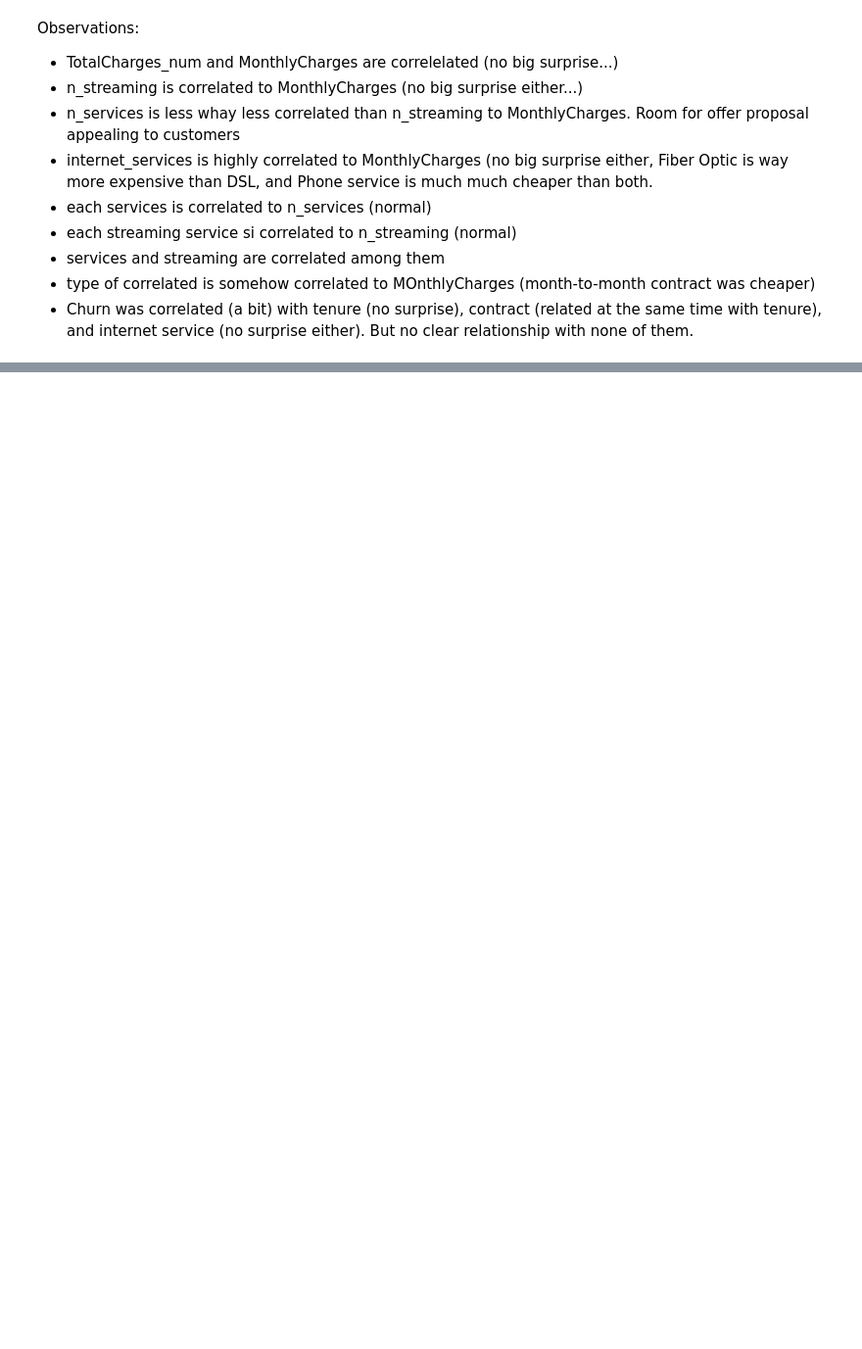
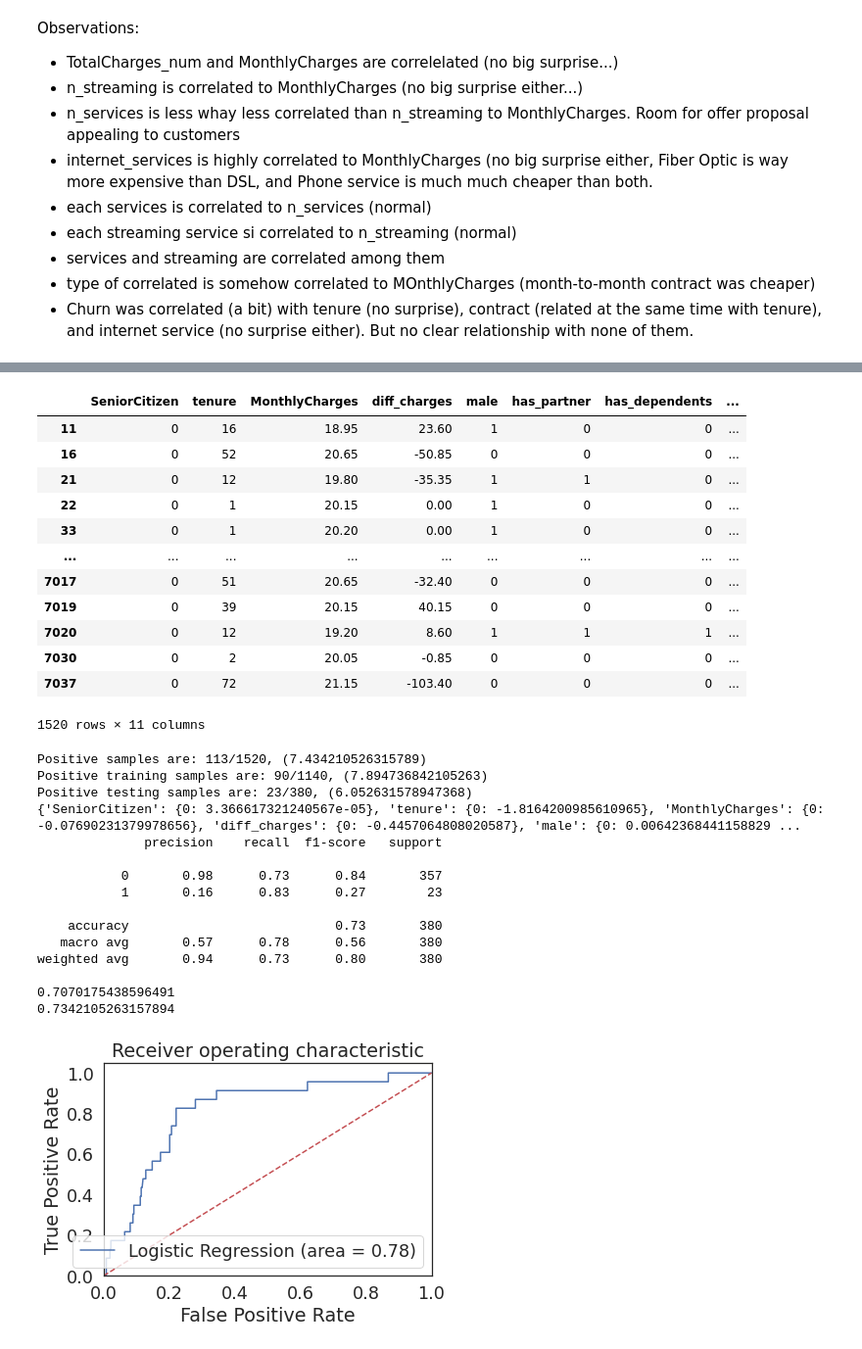
Before and after one commit to arcarrion/churn_prediction, a Jupyter notebook: notebooks/01_exploratory_analysis.ipynb, the cells around one changed output, grey strips where cells are left out. Shown at 98% size. Saved outputs shown, nothing was run; the diff lists cells and outputs as text; code cells hidden in the pictures; blank space fills up the shorter version.

```diff
--- a/notebooks/01_exploratory_analysis.ipynb
+++ b/notebooks/01_exploratory_analysis.ipynb
@@ -1006,0 +1027,77 @@ print(classification_report(y_test, clf.predict(X_train_trans)))
+# %%
+model_data = raw_data.loc[:, ['internet_service', 'SeniorCitizen', 'tenure',
+                              'MonthlyCharges', 'diff_charges', 'male',
+                              'has_partner' ,'has_dependents', 'n_phone_lines',
+                              #'has_multiple_lines',
+                              'contract', 'payment_method',
+                              'paperless_billing', 'churn_num']]
+
+X = model_data.loc[model_data.internet_service==-1, :].iloc[:, 1:-1].copy()
+display(X)
+y = model_data.loc[model_data.internet_service==-1, :].iloc[:,  -1].copy()
+print(f'Positive samples are: {y.sum()}/{len(y)}, ({(y.sum()*100/len(y))})')
+X_train, X_test, y_train, y_test = train_test_split(X, y, random_state=0  )
+print(f'Positive training samples are: {y_train.sum()}/{len(y_train)}, ({(y_train.sum()*100/len(y_train))})')
+print(f'Positive testing samples are: {y_test.sum()}/{len(y_test)}, ({(y_test.sum()*100/len(y_test))})')
+
+min_max_scaler = preprocessing.MinMaxScaler()
+X_train_trans = min_max_scaler.fit_transform(X_train)
+X_test_trans = min_max_scaler.transform(X_test)
+
+#display(X_train_trans)
+#display(y)
+clf = LogisticRegression(random_state=0, class_weight='balanced').fit(X_train_trans, y_train)
+coefs = pd.DataFrame(clf.coef_, columns=X_train.columns.values)
+print(coefs.to_dict())
+
+from sklearn.metrics import classification_report
+print(classification_report(y_test, clf.predict(X_test_trans)))
+
+print(clf.score(X_train_trans, y_train))
+print(clf.score(X_test_trans, y_test))
+
+from sklearn.metrics import roc_auc_score
+from sklearn.metrics import roc_curve
+logit_roc_auc = roc_auc_score(y_test, clf.predict(X_test_trans))
+fpr, tpr, thresholds = roc_curve(y_test, clf.predict_proba(X_test_trans)[:,1])
+plt.figure()
+plt.plot(fpr, tpr, label='Logistic Regression (area = %0.2f)' % logit_roc_auc)
+plt.plot([0, 1], [0, 1],'r--')
+plt.xlim([0.0, 1.0])
+plt.ylim([0.0, 1.05])
+plt.xlabel('False Positive Rate')
+plt.ylabel('True Positive Rate')
+plt.title('Receiver operating characteristic')
+plt.legend(loc="lower right")
+plt.savefig('Log_ROC')
+plt.show()
+# %% [output]
+|  | SeniorCitizen | tenure | MonthlyCharges | diff_charges | male | has_partner | has_dependents | ... |
+| 11 | 0 | 16 | 18.95 | 23.60 | 1 | 0 | 0 | ... |
+| 16 | 0 | 52 | 20.65 | -50.85 | 0 | 0 | 0 | ... |
+| 21 | 0 | 12 | 19.80 | -35.35 | 1 | 1 | 0 | ... |
+| 22 | 0 | 1 | 20.15 | 0.00 | 1 | 0 | 0 | ... |
+| 33 | 0 | 1 | 20.20 | 0.00 | 1 | 0 | 0 | ... |
+| ... | ... | ... | ... | ... | ... | ... | ... | ... |
+| 7017 | 0 | 51 | 20.65 | -32.40 | 0 | 0 | 0 | ... |
+| 7019 | 0 | 39 | 20.15 | 40.15 | 0 | 0 | 0 | ... |
+| 7020 | 0 | 12 | 19.20 | 8.60 | 1 | 1 | 1 | ... |
+| 7030 | 0 | 2 | 20.05 | -0.85 | 0 | 0 | 0 | ... |
+| 7037 | 0 | 72 | 21.15 | -103.40 | 0 | 0 | 0 | ... |
+1520 rows × 11 columns
+Positive samples are: 113/1520, (7.434210526315789)
+Positive training samples are: 90/1140, (7.894736842105263)
+Positive testing samples are: 23/380, (6.052631578947368)
+{'SeniorCitizen': {0: 3.366617321240567e-05}, 'tenure': {0: -1.8164200985610965}, 'MonthlyCharges': {0: -0.07690231379978656}, 'diff_charges': {0: -0.4457064808020587}, 'male': {0: 0.00642368441158829 ...
+              precision    recall  f1-score   support
+
+           0       0.98      0.73      0.84       357
+           1       0.16      0.83      0.27        23
+
+    accuracy                           0.73       380
+   macro avg       0.57      0.78      0.56       380
+weighted avg       0.94      0.73      0.80       380
+
+0.7070175438596491
+0.7342105263157894
+[figure, added]
```
Also changed, not shown: parts of 16 cells of this notebook.
